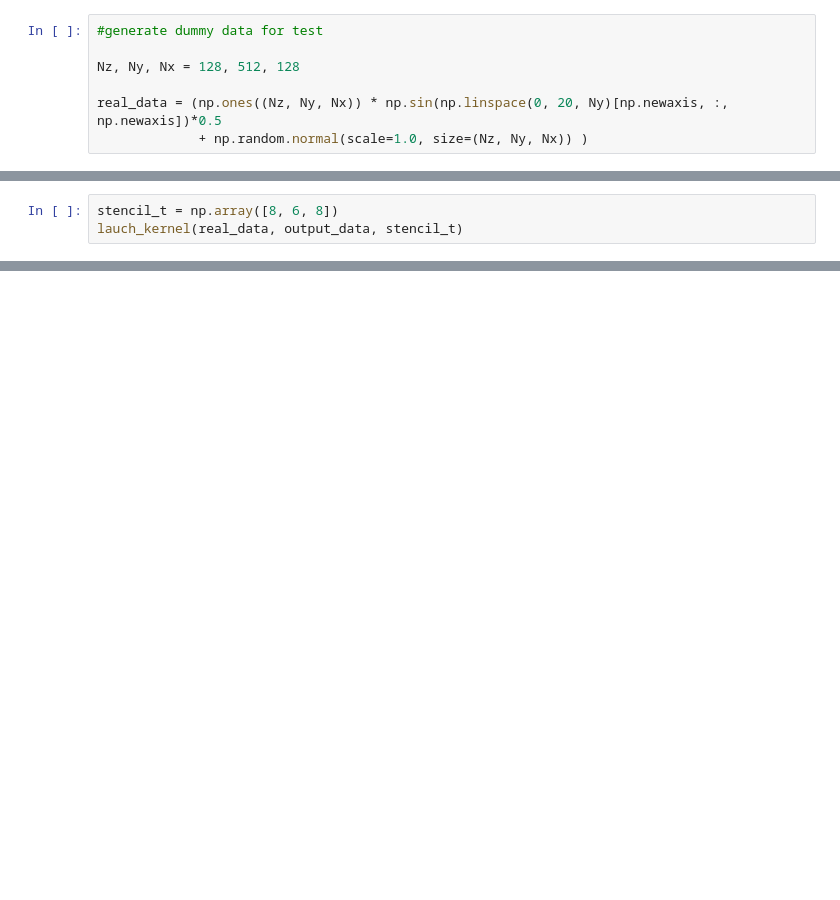
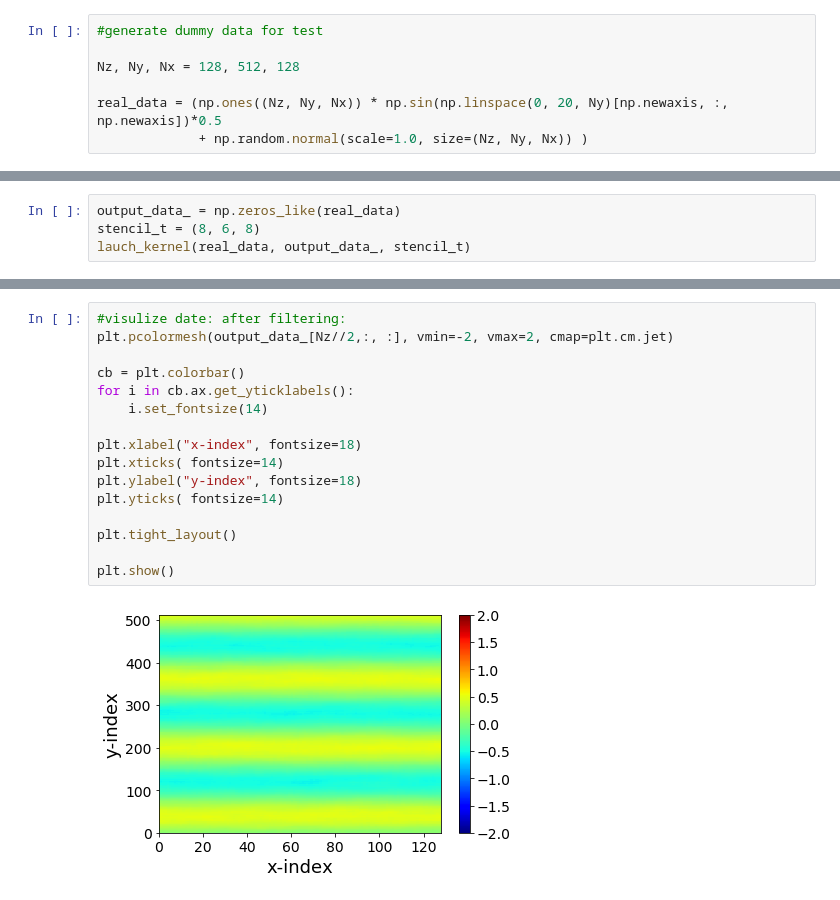
Before and after one commit to ComputationalRadiationPhysics/stencil_filter_on_GPU, a Jupyter notebook: code/average_gpu.ipynb, the cells around one changed output, grey strips where cells are left out. Cells and saved outputs as stored; diff of their text form; blank space fills up the shorter version.

Commit message:
fixed bugs in gpu mean filter

```diff
--- a/code/average_gpu.ipynb
+++ b/code/average_gpu.ipynb
@@ -180,7 +171,8 @@ def lauch_kernel(input_data, output_data, stencil_):
     end = time.time()
     print("Elapsed (gpu naive without compilation) = %s" % (end - start))
 # %%
-stencil_t = np.array([8, 6, 8])
-lauch_kernel(real_data, output_data, stencil_t)
+output_data_ = np.zeros_like(real_data)
+stencil_t = (8, 6, 8)
+lauch_kernel(real_data, output_data_, stencil_t)
 # %% [output]
 ==================
@@ -191,0 +184,18 @@ CudaSupportError: Error at driver init:
+# %%
+#visulize date: after filtering:
+plt.pcolormesh(output_data_[Nz//2,:, :], vmin=-2, vmax=2, cmap=plt.cm.jet)
+
+cb = plt.colorbar()
+for i in cb.ax.get_yticklabels():
+    i.set_fontsize(14)
+
+plt.xlabel("x-index", fontsize=18)
+plt.xticks( fontsize=14)
+plt.ylabel("y-index", fontsize=18)
+plt.yticks( fontsize=14)
+
+plt.tight_layout()
+
+plt.show()
+# %% [output]
+[figure, added]
```
Also changed, not shown: parts of 5 cells of this notebook, 2 other files.
